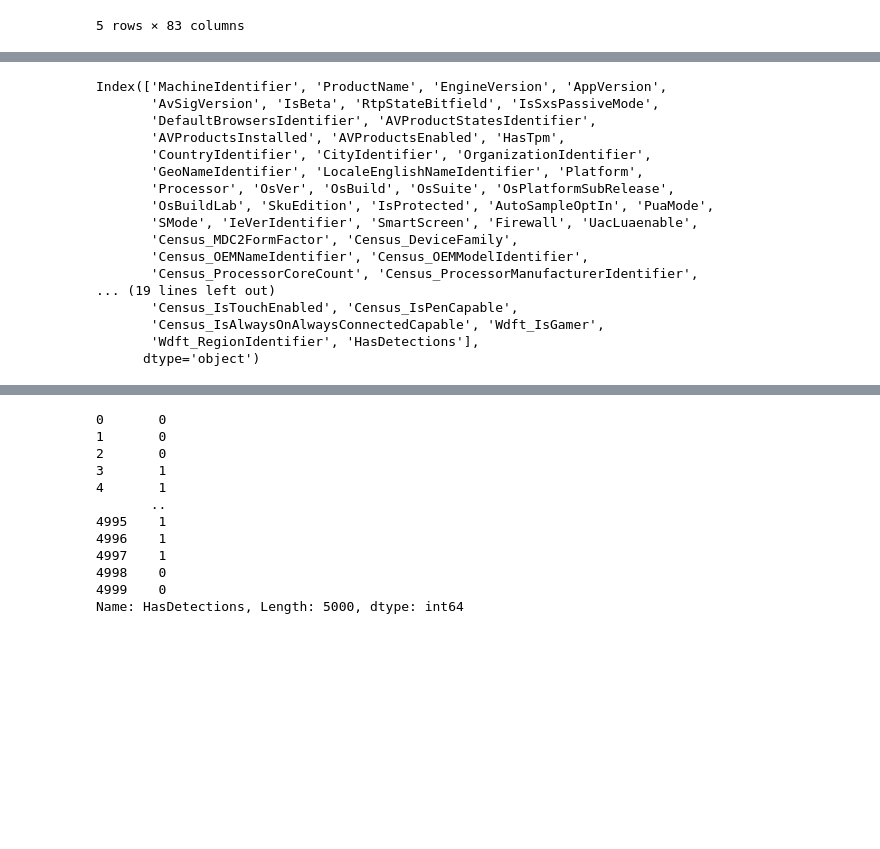
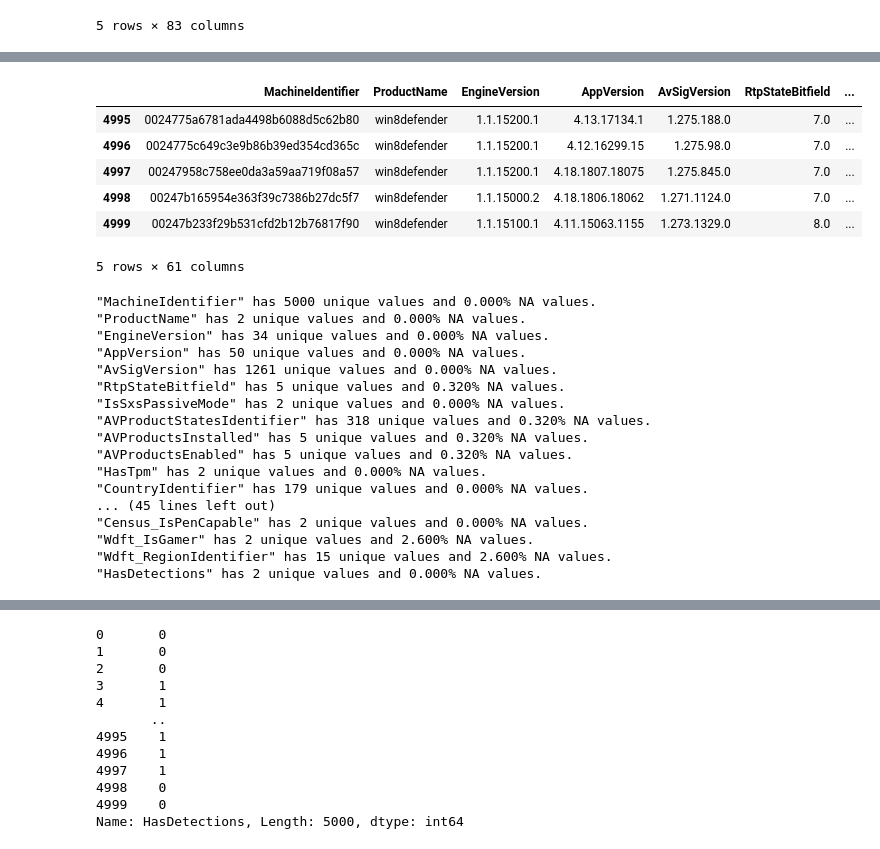
Before and after one commit to deftydev/Placement-Assigment_Devansh-Gupta, a Jupyter notebook: ML_ANSWER_9.ipynb, the cells around one changed output, grey strips where cells are left out. Drawn from its saved outputs; the diff is of its cells as text; code cells hidden in the pictures; blank space fills up the shorter version.

```diff
--- a/ML_ANSWER_9.ipynb
+++ b/ML_ANSWER_9.ipynb
@@ -58,23 +68,34 @@ memory usage: 3.2+ MB
 # %%
-df.columns
+df.tail()
 # %% [output]
+|  | MachineIdentifier | ProductName | EngineVersion | AppVersion | AvSigVersion | RtpStateBitfield | ... |
+| 4995 | 0024775a6781ada4498b6088d5c62b80 | win8defender | 1.1.15200.1 | 4.13.17134.1 | 1.275.188.0 | 7.0 | ... |
+| 4996 | 0024775c649c3e9b86b39ed354cd365c | win8defender | 1.1.15200.1 | 4.12.16299.15 | 1.275.98.0 | 7.0 | ... |
+| 4997 | 00247958c758ee0da3a59aa719f08a57 | win8defender | 1.1.15200.1 | 4.18.1807.18075 | 1.275.845.0 | 7.0 | ... |
+| 4998 | 00247b165954e363f39c7386b27dc5f7 | win8defender | 1.1.15000.2 | 4.18.1806.18062 | 1.271.1124.0 | 7.0 | ... |
+| 4999 | 00247b233f29b531cfd2b12b76817f90 | win8defender | 1.1.15100.1 | 4.11.15063.1155 | 1.273.1329.0 | 8.0 | ... |
-Index(['MachineIdentifier', 'ProductName', 'EngineVersion', 'AppVersion',
-       'AvSigVersion', 'IsBeta', 'RtpStateBitfield', 'IsSxsPassiveMode',
-       'DefaultBrowsersIdentifier', 'AVProductStatesIdentifier',
-       'AVProductsInstalled', 'AVProductsEnabled', 'HasTpm',
-       'CountryIdentifier', 'CityIdentifier', 'OrganizationIdentifier',
-       'GeoNameIdentifier', 'LocaleEnglishNameIdentifier', 'Platform',
-       'Processor', 'OsVer', 'OsBuild', 'OsSuite', 'OsPlatformSubRelease',
-       'OsBuildLab', 'SkuEdition', 'IsProtected', 'AutoSampleOptIn', 'PuaMode',
-       'SMode', 'IeVerIdentifier', 'SmartScreen', 'Firewall', 'UacLuaenable',
-       'Census_MDC2FormFactor', 'Census_DeviceFamily',
-       'Census_OEMNameIdentifier', 'Census_OEMModelIdentifier',
-       'Census_ProcessorCoreCount', 'Census_ProcessorManufacturerIdentifier',
-... (19 lines left out)
-       'Census_IsTouchEnabled', 'Census_IsPenCapable',
-       'Census_IsAlwaysOnAlwaysConnectedCapable', 'Wdft_IsGamer',
-       'Wdft_RegionIdentifier', 'HasDetections'],
-      dtype='object')
+5 rows × 61 columns
+# %%
+for col in df.columns:
+    print(f'"{col}" has {df[col].nunique()} unique values and {df[col].isna().sum() / len(df) * 100:.3f}% NA values.')
+# %% [output]
+"MachineIdentifier" has 5000 unique values and 0.000% NA values.
+"ProductName" has 2 unique values and 0.000% NA values.
+"EngineVersion" has 34 unique values and 0.000% NA values.
+"AppVersion" has 50 unique values and 0.000% NA values.
+"AvSigVersion" has 1261 unique values and 0.000% NA values.
+"RtpStateBitfield" has 5 unique values and 0.320% NA values.
+"IsSxsPassiveMode" has 2 unique values and 0.000% NA values.
+"AVProductStatesIdentifier" has 318 unique values and 0.320% NA values.
+"AVProductsInstalled" has 5 unique values and 0.320% NA values.
+"AVProductsEnabled" has 5 unique values and 0.320% NA values.
+"HasTpm" has 2 unique values and 0.000% NA values.
+"CountryIdentifier" has 179 unique values and 0.000% NA values.
+... (45 lines left out)
+"Census_IsPenCapable" has 2 unique values and 0.000% NA values.
+"Wdft_IsGamer" has 2 unique values and 2.600% NA values.
+"Wdft_RegionIdentifier" has 15 unique values and 2.600% NA values.
+"HasDetections" has 2 unique values and 0.000% NA values.
 # %%
 numerical_features=[feature for feature in df.columns if df[feature].dtypes!='O']
 categorical_features=[feature for feature in df.columns if df[feature].dtypes=='O']
```
Also changed, not shown: parts of 37 cells of this notebook.
